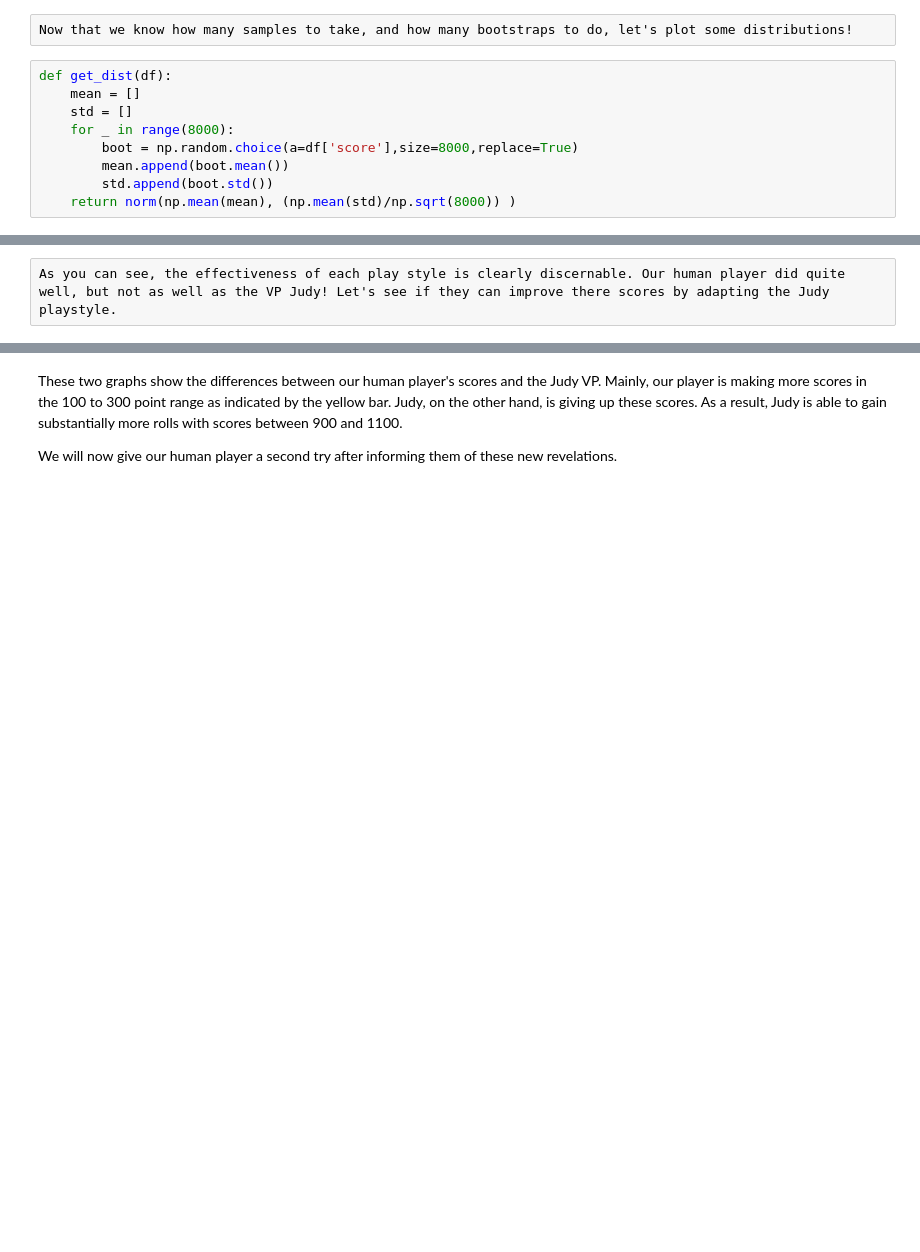
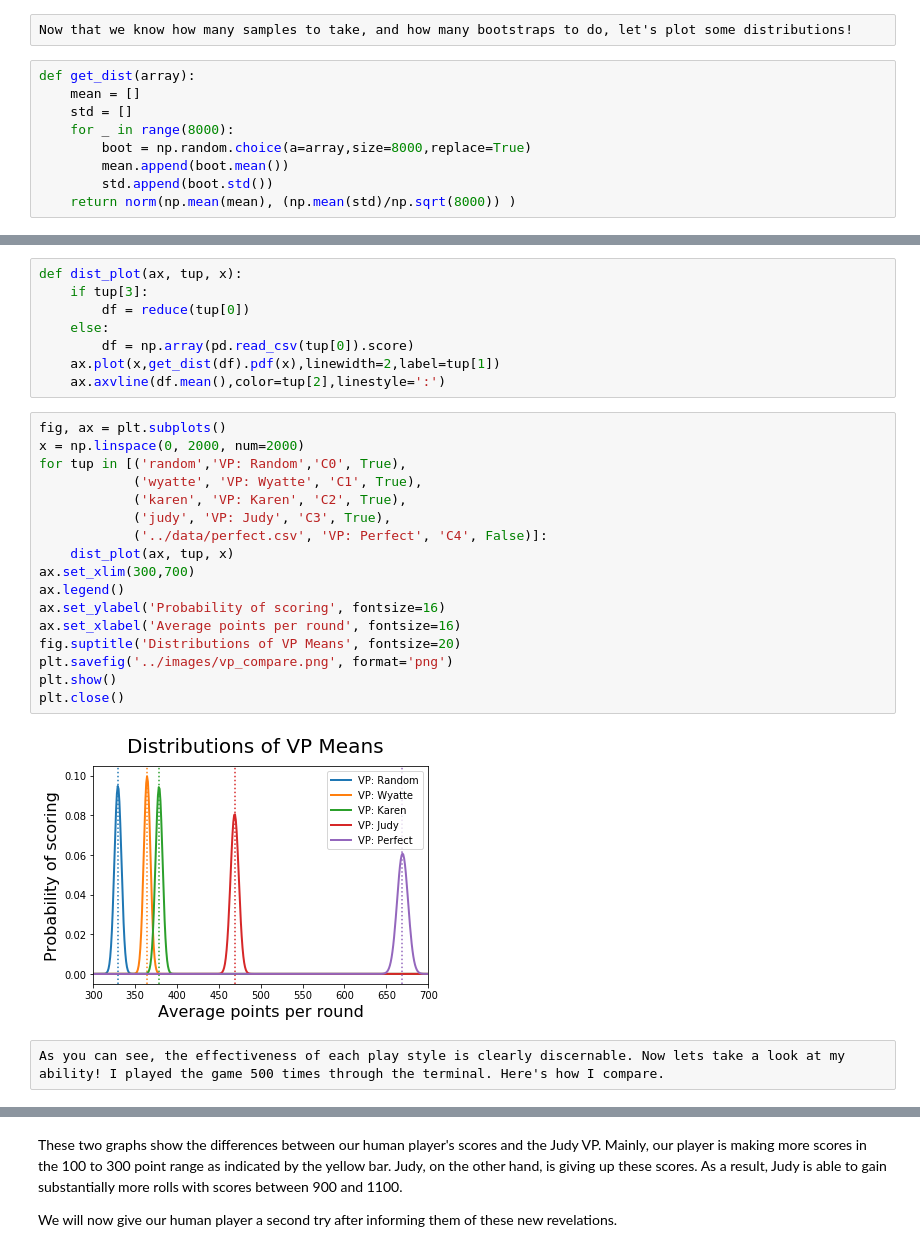
Before and after one commit to gavinraym/Boxcar, a Jupyter notebook: eda/EDA.ipynb, the cells around one changed output, grey strips where cells are left out. Drawn from its saved outputs; the diff is of its cells as text; blank space fills up the shorter version.

```diff
--- a/eda/EDA.ipynb
+++ b/eda/EDA.ipynb
@@ -79,11 +108,11 @@ plt.savefig('../images/sample_size_test.png', format='png')
 # %% [raw]
 Now that we know how many samples to take, and how many bootstraps to do, let's plot some distributions!
 # %%
-def get_dist(df):
+def get_dist(array):
     mean = []
     std = []
     for _ in range(8000):
-        boot = np.random.choice(a=df['score'],size=8000,replace=True)
+        boot = np.random.choice(a=array,size=8000,replace=True)
         mean.append(boot.mean())
         std.append(boot.std())
     return norm(np.mean(mean), (np.mean(std)/np.sqrt(8000)) )
@@ -128,2 +119,29 @@ plt.savefig('../images/vp_compare.png', format='png')
-# %% [raw]
-As you can see, the effectiveness of each play style is clearly discernable. Our human player did quite well, but not as well as the VP Judy! Let's see if they can improve there scores by adapting the Judy playstyle.
+# %%
+def dist_plot(ax, tup, x):
+    if tup[3]:
+        df = reduce(tup[0])
+    else:
+        df = np.array(pd.read_csv(tup[0]).score)
+    ax.plot(x,get_dist(df).pdf(x),linewidth=2,label=tup[1])
+    ax.axvline(df.mean(),color=tup[2],linestyle=':')
+# %%
+fig, ax = plt.subplots()
+x = np.linspace(0, 2000, num=2000)
+for tup in [('random','VP: Random','C0', True),
+            ('wyatte', 'VP: Wyatte', 'C1', True),
+            ('karen', 'VP: Karen', 'C2', True),
+            ('judy', 'VP: Judy', 'C3', True),
+            ('../data/perfect.csv', 'VP: Perfect', 'C4', False)]:
+    dist_plot(ax, tup, x)
+ax.set_xlim(300,700)
+ax.legend()
+ax.set_ylabel('Probability of scoring', fontsize=16)
+ax.set_xlabel('Average points per round', fontsize=16)
+fig.suptitle('Distributions of VP Means', fontsize=20)
+plt.savefig('../images/vp_compare.png', format='png')
+plt.show()
+plt.close()
+# %% [output]
+[figure, added]
+# %% [raw]
+As you can see, the effectiveness of each play style is clearly discernable. Now lets take a look at my ability! I played the game 500 times through the terminal. Here's how I compare.
```
Also changed, not shown: parts of 16 cells of this notebook, 26 other files.
